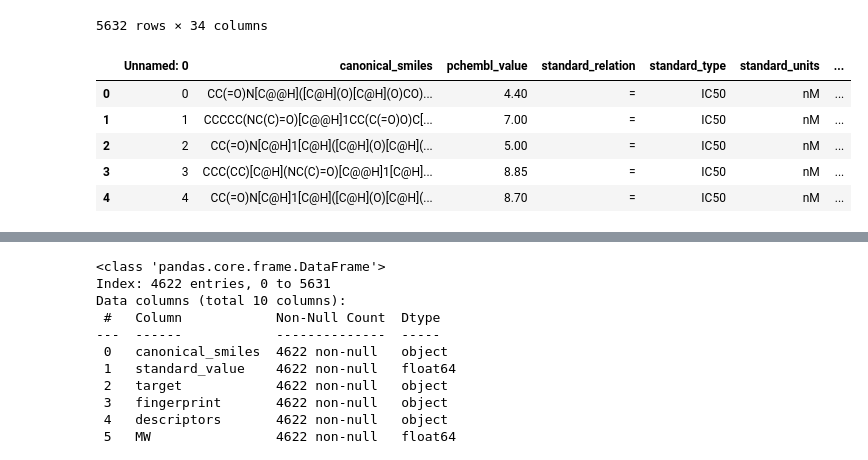
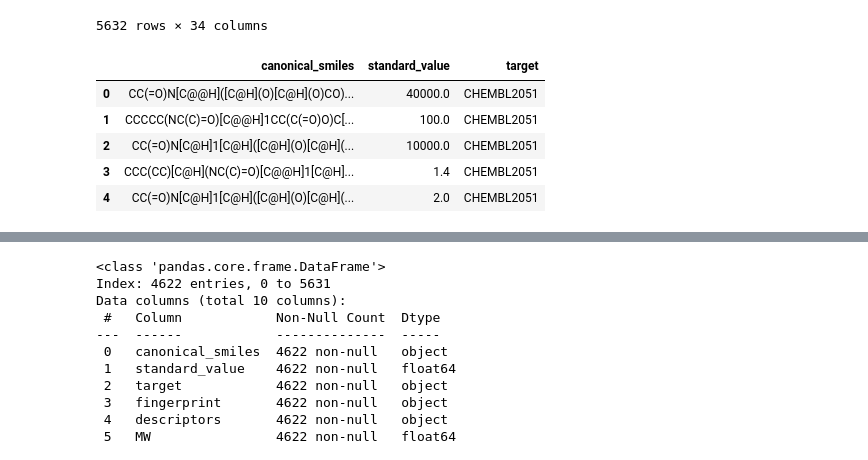
Before and after one commit to Aayush-Shrestha/Computational-Drug-Discovery, a Jupyter notebook: Version 2/QSAR.ipynb, the cells around one changed output, grey strips where cells are left out. Saved outputs shown, nothing was run; the diff lists cells and outputs as text; code cells hidden in the pictures.

```diff
--- a/Version 2/QSAR.ipynb
+++ b/Version 2/QSAR.ipynb
@@ -132,14 +126,16 @@ def smiles_to_mol(smiles):
 # %%
 df = df.drop(['activity_id','assay_chembl_id','assay_description','assay_type','bao_endpoint',
               'bao_format','bao_label','document_chembl_id','document_journal','document_year',
               'target_chembl_id','target_organism','target_pref_name','target_tax_id','molecule_chembl_id',
               'parent_molecule_chembl_id','potential_duplicate','qudt_units','record_id','relation',
-              'src_id','standard_flag'], axis = 1)
+              'src_id','standard_flag','Unnamed: 0','standard_relation','standard_type','standard_units','type',
+              'units','uo_units','value','pchembl_value'], axis = 1)
+df.dropna()
 df.head()
 # %% [output]
-|  | Unnamed: 0 | canonical_smiles | pchembl_value | standard_relation | standard_type | standard_units | ... |
-| 0 | 0 | CC(=O)N[C@@H]([C@H](O)[C@H](O)CO)... | 4.40 | = | IC50 | nM | ... |
-| 1 | 1 | CCCCC(NC(C)=O)[C@@H]1CC(C(=O)O)C[... | 7.00 | = | IC50 | nM | ... |
-| 2 | 2 | CC(=O)N[C@H]1[C@H]([C@H](O)[C@H](... | 5.00 | = | IC50 | nM | ... |
-| 3 | 3 | CCC(CC)[C@H](NC(C)=O)[C@@H]1[C@H]... | 8.85 | = | IC50 | nM | ... |
-| 4 | 4 | CC(=O)N[C@H]1[C@H]([C@H](O)[C@H](... | 8.70 | = | IC50 | nM | ... |
+|  | canonical_smiles | standard_value | target |
+| 0 | CC(=O)N[C@@H]([C@H](O)[C@H](O)CO)... | 40000.0 | CHEMBL2051 |
+| 1 | CCCCC(NC(C)=O)[C@@H]1CC(C(=O)O)C[... | 100.0 | CHEMBL2051 |
+| 2 | CC(=O)N[C@H]1[C@H]([C@H](O)[C@H](... | 10000.0 | CHEMBL2051 |
+| 3 | CCC(CC)[C@H](NC(C)=O)[C@@H]1[C@H]... | 1.4 | CHEMBL2051 |
+| 4 | CC(=O)N[C@H]1[C@H]([C@H](O)[C@H](... | 2.0 | CHEMBL2051 |
```
Also changed, not shown: parts of 36 cells of this notebook, 15 other files.
